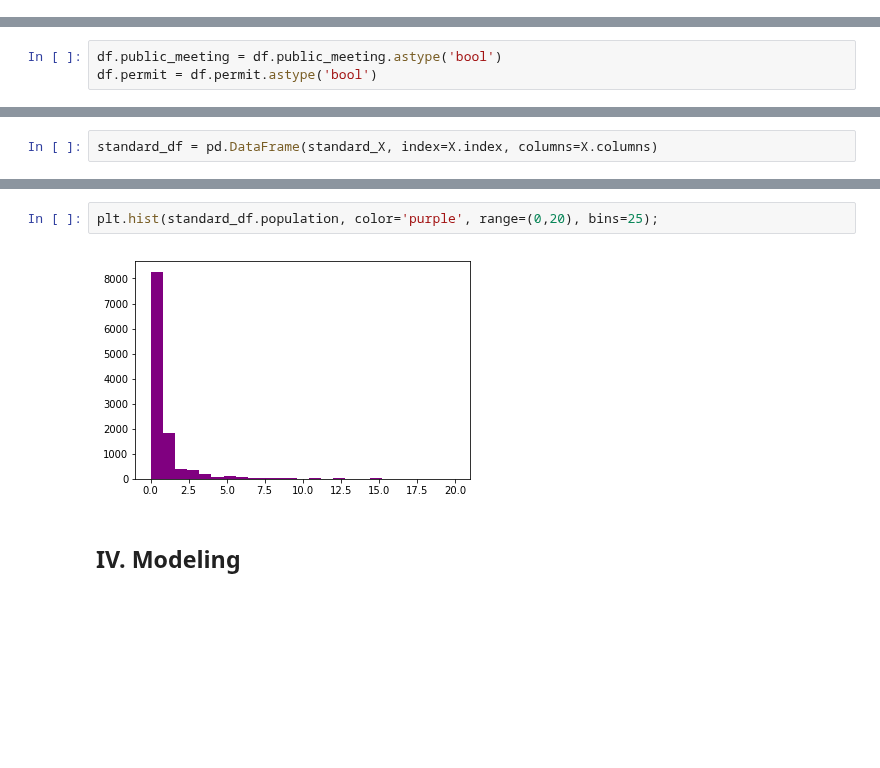
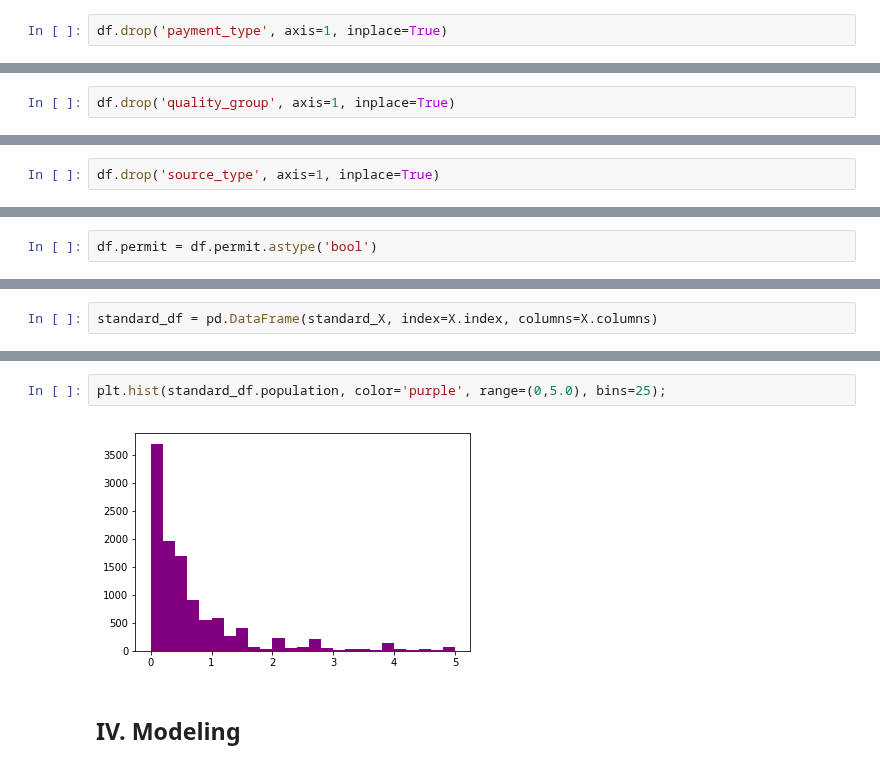
Before and after one commit to MagicMilly/dsc-3-final-project-online-ds-ft-100118, a Jupyter notebook: student.ipynb, the cells around one changed output, grey strips where cells are left out. Drawn from its saved outputs; the diff is of its cells as text; blank space fills up the shorter version.

```diff
--- a/student.ipynb
+++ b/student.ipynb
@@ -1090,3 +1103,5 @@ Name: payment_type, dtype: int64
+# %%
+df.drop('payment_type', axis=1, inplace=True)
 # %% [markdown]
 ### Water Quality
 # %%
@@ -1120,3 +1137,5 @@ Name: quality_group, dtype: int64
+# %%
+df.drop('quality_group', axis=1, inplace=True)
 # %% [markdown]
 ### Quantity
 # %%
@@ -1179,3 +1200,5 @@ Name: source_type, dtype: int64
+# %%
+df.drop('source_type', axis=1, inplace=True)
 # %% [markdown]
 ### Source Class
 # %%
@@ -1254,5 +1272,4 @@ dtype: object
 # %%
-df.public_meeting = df.public_meeting.astype('bool')
 df.permit = df.permit.astype('bool')
 # %%
 df.dtypes
@@ -1357,7 +1354,7 @@ standard_df.head()
 # %%
-plt.hist(standard_df.population, color='purple', range=(0,20), bins=25);
+plt.hist(standard_df.population, color='purple', range=(0,5.0), bins=25);
 # %% [output]
-[figure, old version]
+[figure, new version]
 # %% [markdown]
 ## IV. Modeling<a id='section_4'></a>
 # %%
```
Also changed, not shown: parts of 33 cells of this notebook.
